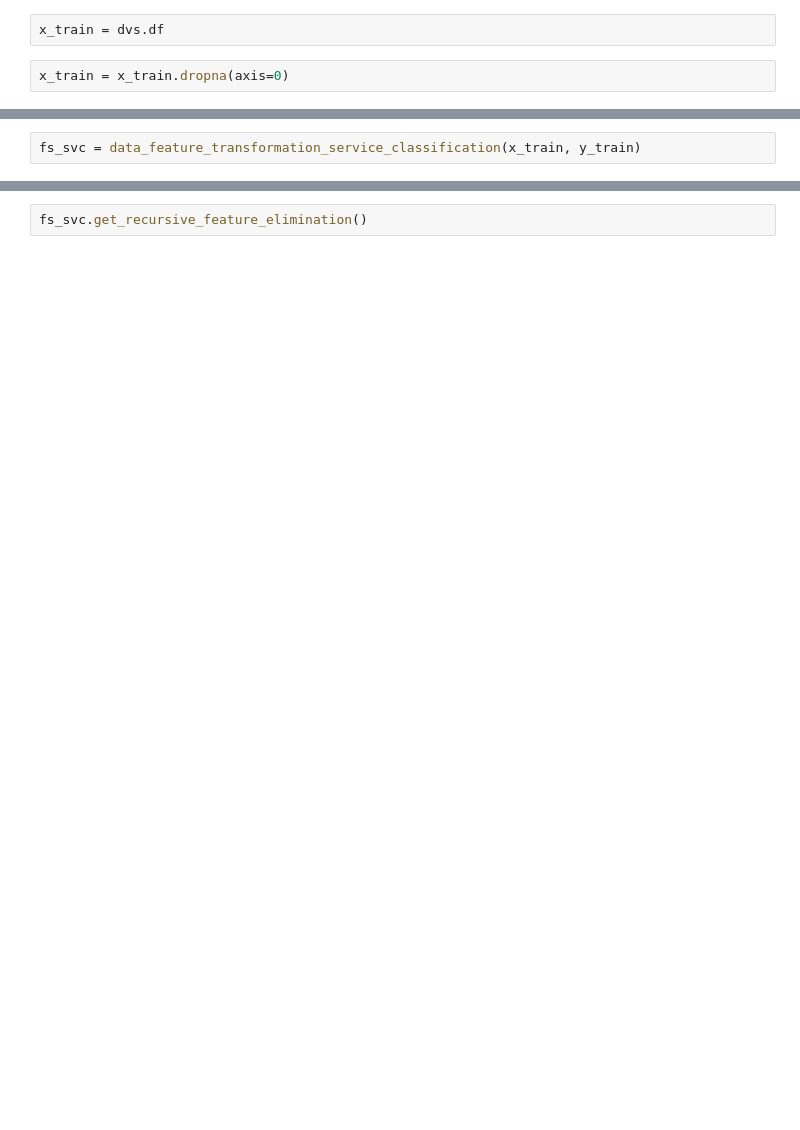
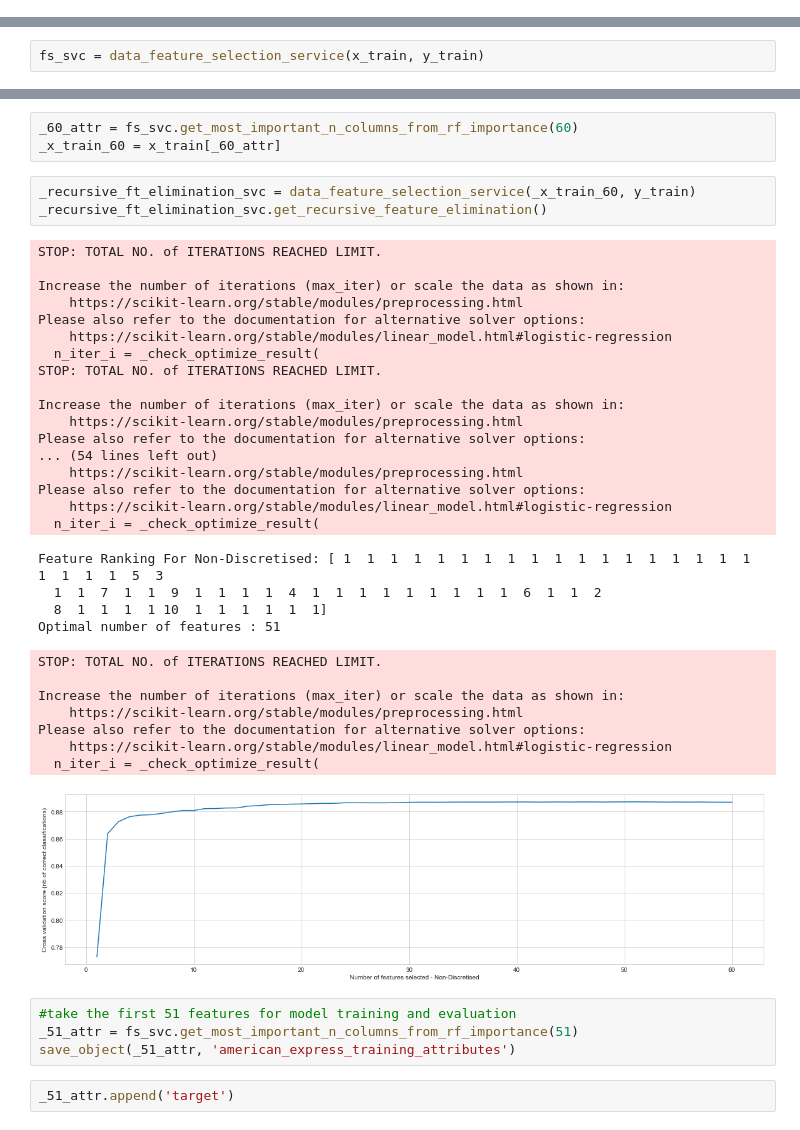
Before and after one commit to kylezhang3217/american_express_default_prediction, a Jupyter notebook: ae_feature_selection.ipynb, the cells around one changed output, grey strips where cells are left out. Saved outputs shown, nothing was run; the diff lists cells and outputs as text; blank space fills up the shorter version.

```diff
--- a/ae_feature_selection.ipynb
+++ b/ae_feature_selection.ipynb
@@ -68,4 +33,0 @@ dvs.drop_column(columns_to_drop)
-# %%
-x_train = dvs.df
-# %%
-x_train = x_train.dropna(axis=0)
@@ -108,5 +72,5 @@ With a ton of attributes, we want to prune these down to reduce overfitting + mo
 # %%
-fs_svc = data_feature_transformation_service_classification(x_train, y_train)
+fs_svc = data_feature_selection_service(x_train, y_train)
 # %%
 fs_svc.get_random_forest_feature_importance()
 # %% [output]
@@ -118,2 +82,42 @@ fs_svc.get_PCA_variance_importance()
-# %%
-fs_svc.get_recursive_feature_elimination()
+# %%
+_60_attr = fs_svc.get_most_important_n_columns_from_rf_importance(60)
+_x_train_60 = x_train[_60_attr]
+# %%
+_recursive_ft_elimination_svc = data_feature_selection_service(_x_train_60, y_train)
+_recursive_ft_elimination_svc.get_recursive_feature_elimination()
+# %% [output]
+STOP: TOTAL NO. of ITERATIONS REACHED LIMIT.
+
+Increase the number of iterations (max_iter) or scale the data as shown in:
+    https://scikit-learn.org/stable/modules/preprocessing.html
+Please also refer to the documentation for alternative solver options:
+    https://scikit-learn.org/stable/modules/linear_model.html#logistic-regression
+  n_iter_i = _check_optimize_result(
+STOP: TOTAL NO. of ITERATIONS REACHED LIMIT.
+
+Increase the number of iterations (max_iter) or scale the data as shown in:
+    https://scikit-learn.org/stable/modules/preprocessing.html
+Please also refer to the documentation for alternative solver options:
+... (54 lines left out)
+    https://scikit-learn.org/stable/modules/preprocessing.html
+Please also refer to the documentation for alternative solver options:
+    https://scikit-learn.org/stable/modules/linear_model.html#logistic-regression
+  n_iter_i = _check_optimize_result(
+Feature Ranking For Non-Discretised: [ 1  1  1  1  1  1  1  1  1  1  1  1  1  1  1  1  1  1  1  1  1  1  5  3
+  1  1  7  1  1  9  1  1  1  1  4  1  1  1  1  1  1  1  1  1  6  1  1  2
+  8  1  1  1  1 10  1  1  1  1  1  1]
+Optimal number of features : 51
+STOP: TOTAL NO. of ITERATIONS REACHED LIMIT.
+
+Increase the number of iterations (max_iter) or scale the data as shown in:
+    https://scikit-learn.org/stable/modules/preprocessing.html
+Please also refer to the documentation for alternative solver options:
+    https://scikit-learn.org/stable/modules/linear_model.html#logistic-regression
+  n_iter_i = _check_optimize_result(
+[figure, added]
+# %%
+#take the first 51 features for model training and evaluation
+_51_attr = fs_svc.get_most_important_n_columns_from_rf_importance(51)
+save_object(_51_attr, 'american_express_training_attributes')
+# %%
+_51_attr.append('target')
```
Also changed, not shown: parts of 20 cells of this notebook, 4 other files.
